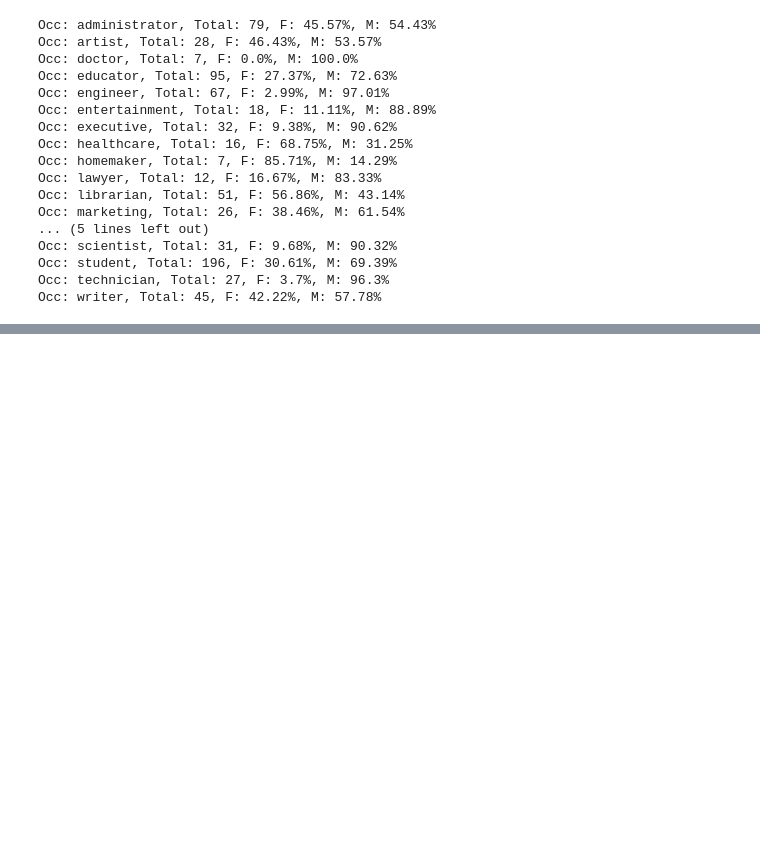
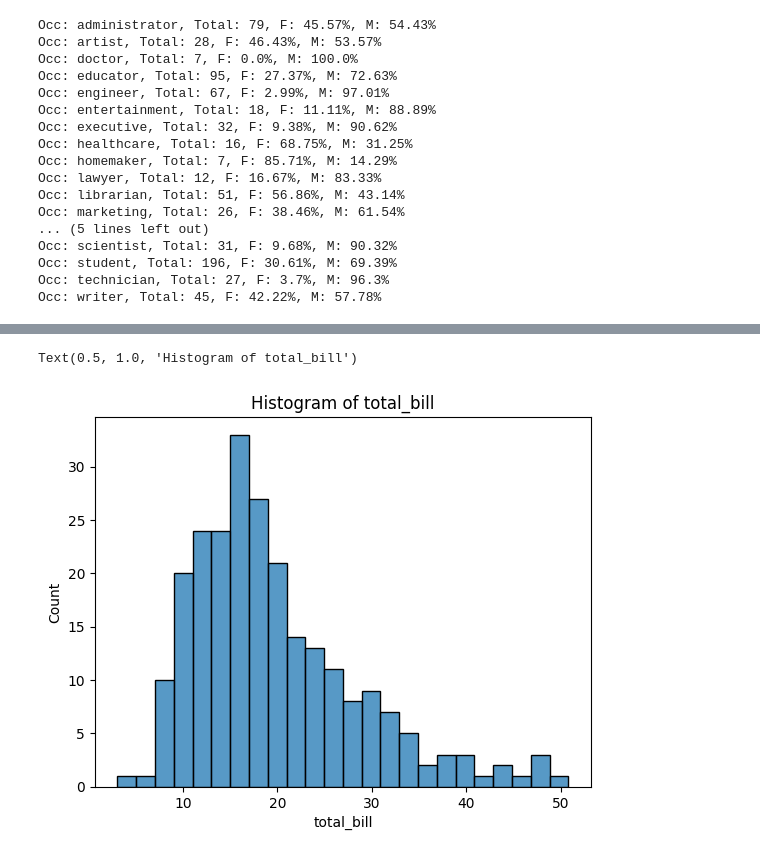
Before and after one commit to GalSarid21/MachineLearningLabs, a Jupyter notebook: Lab1/HW_1.ipynb, the cells around one changed output, grey strips where cells are left out. Saved outputs shown, nothing was run; the diff lists cells and outputs as text; code cells hidden in the pictures; blank space fills up the shorter version.

```diff
--- a/Lab1/HW_1.ipynb
+++ b/Lab1/HW_1.ipynb
@@ -450,0 +597,7 @@ Occ: writer, Total: 45, F: 42.22%, M: 57.78%
+# %%
+# Total bill hist
+sns.histplot(tips_df['total_bill'], bins = 24)
+plt.title("Histogram of total_bill")
+# %% [output]
+Text(0.5, 1.0, 'Histogram of total_bill')
+[figure, added]
```
Also changed, not shown: parts of 18 cells of this notebook, 3 other files.
